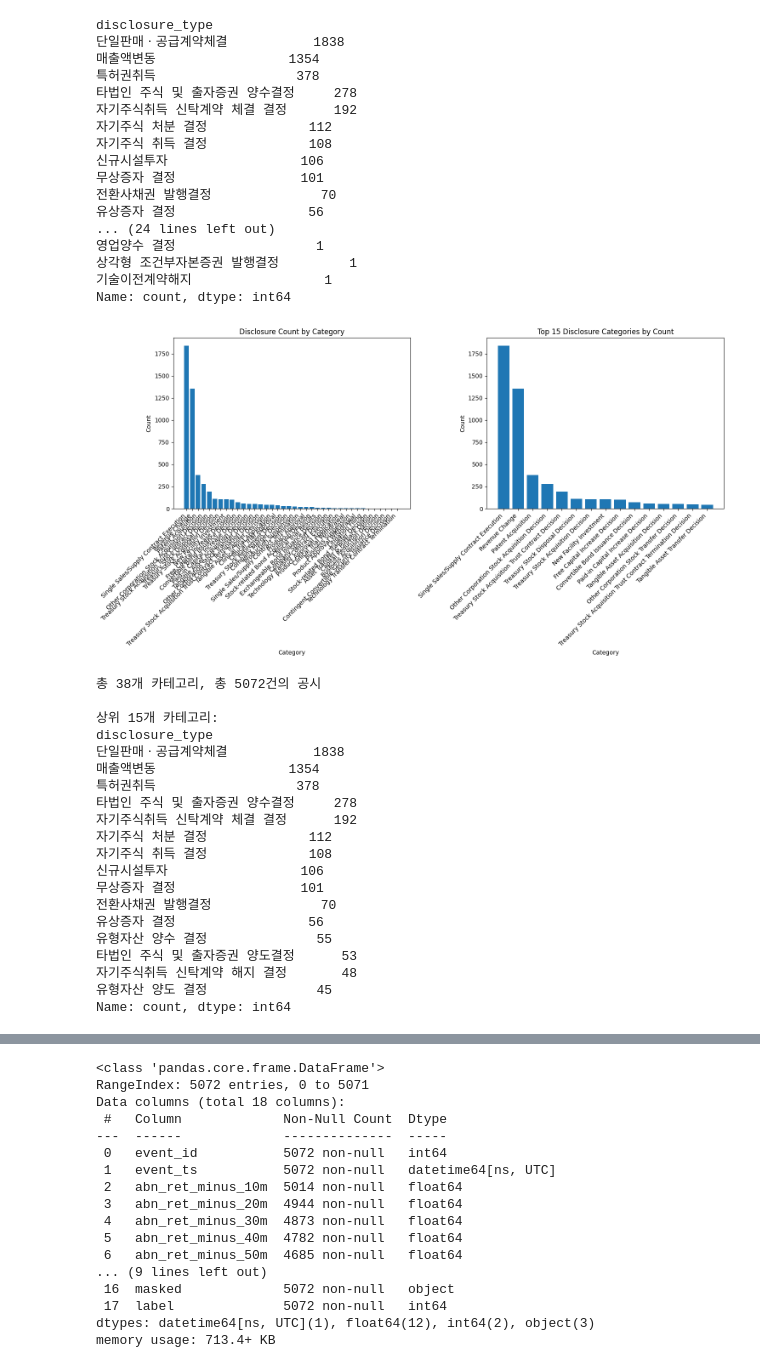
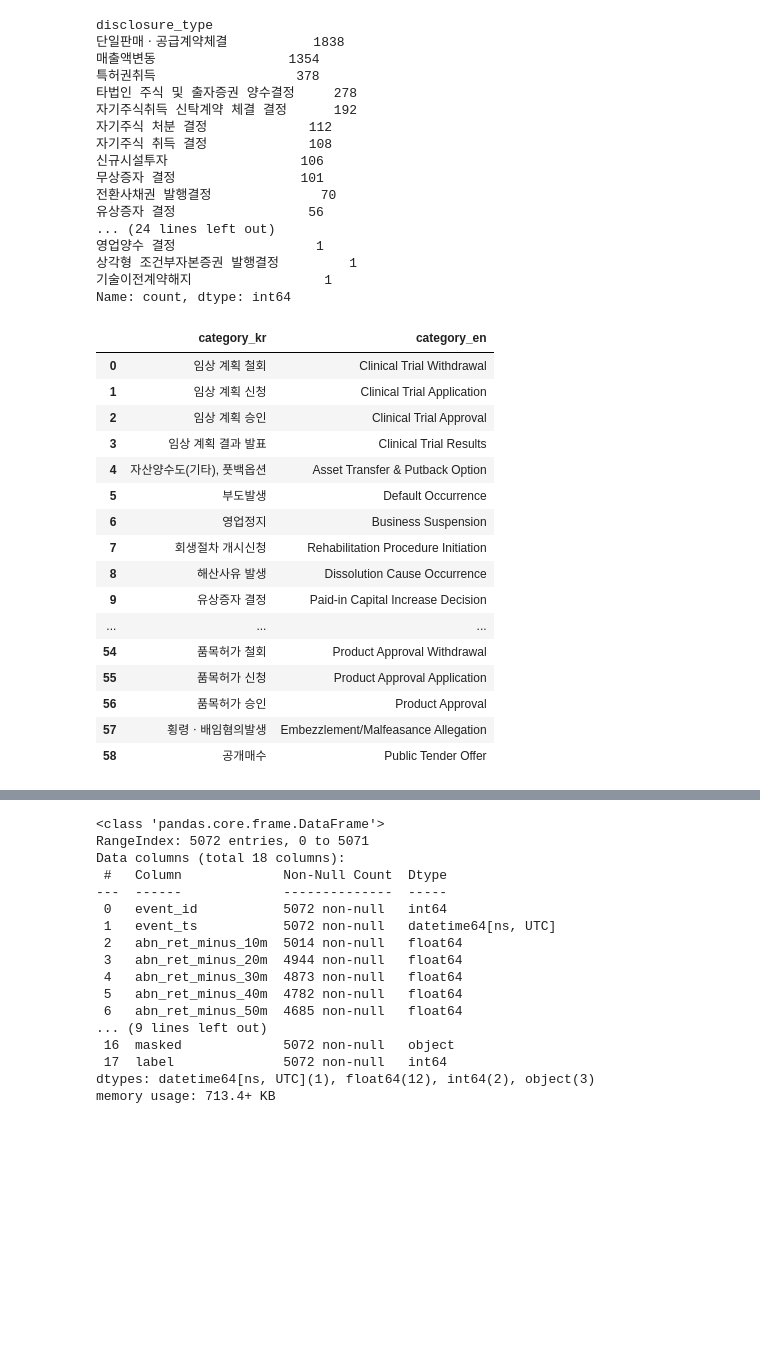
Before and after one commit to antaechan/dart-sentiment-analysis, a Jupyter notebook: analysis/kind_EDA_AR.ipynb, the cells around one changed output, grey strips where cells are left out. Drawn from its saved outputs; the diff is of its cells as text; code cells hidden in the pictures; blank space fills up the shorter version.

Commit message:
Add: kind_EDA_abnormal_return analysis

```diff
--- a/analysis/kind_EDA_AR.ipynb
+++ b/analysis/kind_EDA_AR.ipynb
@@ -260,10 +260,6 @@ disclosure_type
 기술이전계약해지                 1
 Name: count, dtype: int64
 # %%
-import matplotlib.pyplot as plt
-import matplotlib.font_manager as fm
-from config import keywords
-
 # config.py의 keywords 딕셔너리를 사용해서 한글-영어 카테고리 매핑 생성
 category_mapping = {
     # 임상 관련
@@ -334,84 +330,49 @@ category_mapping = {
     "주식교환ㆍ이전 결정": "Stock Exchange/Transfer Decision",
 
     # 공시 관련
     "지분공시": "Equity Disclosure",
     "실적공시": "Earnings Disclosure",
 
     # 계약 관련
     "단일판매ㆍ공급계약해지": "Single Sales/Supply Contract Termination",
     "단일판매ㆍ공급계약체결": "Single Sales/Supply Contract Execution",
 
     # 기타
     "생산중단": "Production Suspension",
     "배당": "Dividend",
     "매출액변동": "Revenue Change",
     "특허권취득": "Patent Acquisition",
     "신규시설투자": "New Facility Investment",
     "기술이전계약해지": "Technology Transfer Contract Termination",
     "기술이전계약체결": "Technology Transfer Contract Execution",
 
     # 품목허가 관련
     "품목허가 철회": "Product Approval Withdrawal",
     "품목허가 신청": "Product Approval Application",
     "품목허가 승인": "Product Approval",
 
     # 기타
     "횡령ㆍ배임혐의발생": "Embezzlement/Malfeasance Allegation",
     "공개매수": "Public Tender Offer"
 }
 
-df_with_returns = target_df.copy()
-category_counts = df_with_returns['disclosure_type'].value_counts()
-
-# 카테고리별 건수 시각화
-plt.figure(figsize=(15, 8))
-category_counts_sorted = category_counts.sort_values(ascending=False)
-
-# 한글 카테고리를 영어로 매핑
-category_counts_sorted_en = category_counts_sorted.copy()
-category_counts_sorted_en.index = [category_mapping.get(cat, cat) for cat in category_counts_sorted_en.index]
-
-plt.subplot(1, 2, 1)
-plt.bar(range(len(category_counts_sorted_en)), category_counts_sorted_en.values)
-plt.title('Disclosure Count by Category')
-plt.xlabel('Category')
-plt.ylabel('Count')
-plt.xticks(range(len(category_counts_sorted_en)), category_counts_sorted_en.index, rotation=45, ha='right')
-
-# 상위 15 카테고리만 별도 표시
-plt.subplot(1, 2, 2)
-top_15 = category_counts_sorted_en.head(15)
-plt.bar(range(len(top_15)), top_15.values)
-plt.title('Top 15 Disclosure Categories by Count')
-plt.xlabel('Category')
-plt.ylabel('Count')
-plt.xticks(range(len(top_15)), top_15.index, rotation=45, ha='right')
-
-plt.tight_layout()
-plt.show()
-
-print(f"총 {len(category_counts)}개 카테고리, 총 {category_counts.sum()}건의 공시")
-print("\n상위 15개 카테고리:")
-print(category_counts_sorted.head(15))
+import pandas as pd
+pd.DataFrame(list(category_mapping.items()), columns=["category_kr", "category_en"])
 # %% [output]
-[figure, removed]
-총 38개 카테고리, 총 5072건의 공시
-
-상위 15개 카테고리:
-disclosure_type
-단일판매ㆍ공급계약체결           1838
-매출액변동                 1354
-특허권취득                  378
-타법인 주식 및 출자증권 양수결정     278
-자기주식취득 신탁계약 체결 결정      192
-자기주식 처분 결정             112
-자기주식 취득 결정             108
-신규시설투자                 106
-무상증자 결정                101
-전환사채권 발행결정              70
-유상증자 결정                 56
-유형자산 양수 결정              55
-타법인 주식 및 출자증권 양도결정      53
-자기주식취득 신탁계약 해지 결정       48
-유형자산 양도 결정              45
-Name: count, dtype: int64
+|  | category_kr | category_en |
+| 0 | 임상 계획 철회 | Clinical Trial Withdrawal |
+| 1 | 임상 계획 신청 | Clinical Trial Application |
+| 2 | 임상 계획 승인 | Clinical Trial Approval |
+| 3 | 임상 계획 결과 발표 | Clinical Trial Results |
+| 4 | 자산양수도(기타), 풋백옵션 | Asset Transfer & Putback Option |
+| 5 | 부도발생 | Default Occurrence |
+| 6 | 영업정지 | Business Suspension |
+| 7 | 회생절차 개시신청 | Rehabilitation Procedure Initiation |
+| 8 | 해산사유 발생 | Dissolution Cause Occurrence |
+| 9 | 유상증자 결정 | Paid-in Capital Increase Decision |
+| ... | ... | ... |
+| 54 | 품목허가 철회 | Product Approval Withdrawal |
+| 55 | 품목허가 신청 | Product Approval Application |
+| 56 | 품목허가 승인 | Product Approval |
+| 57 | 횡령ㆍ배임혐의발생 | Embezzlement/Malfeasance Allegation |
+| 58 | 공개매수 | Public Tender Offer |
```
Also changed, not shown: parts of 1 cell of this notebook.
